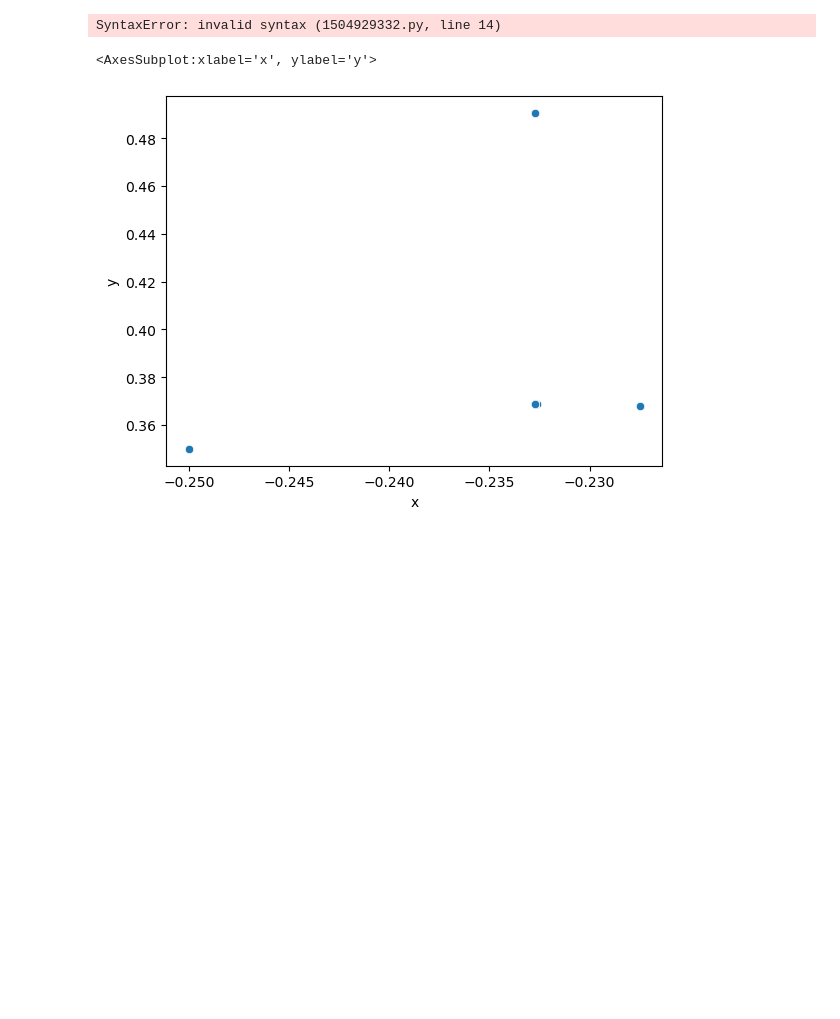
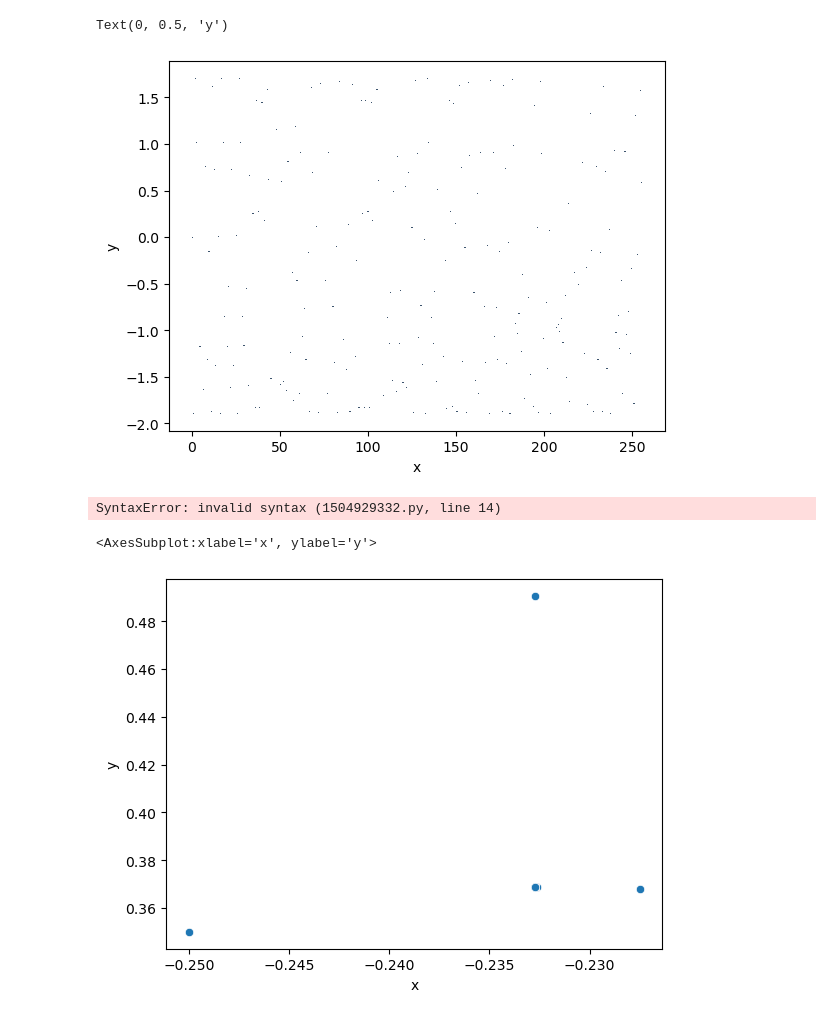
Before and after one commit to Threelivestoken/DataScience2, a Jupyter notebook: Predict/New folder/Neural Network.ipynb, the cells around one changed output. Cells and saved outputs as stored; diff of their text form; code cells hidden in the pictures; blank space fills up the shorter version.

```diff
--- a/Predict/New folder/Neural Network.ipynb
+++ b/Predict/New folder/Neural Network.ipynb
@@ -14,22 +14,25 @@ def e(x,y):
     b=(e**a)*sinb
 # %%
 c=1.9#float(input("Give me a c value: "))
-r=int(5000000/7)#int(input("How many iterations: "))
+r=int(2**8)#int(input("How many iterations: "))
 b=400#int(input("How many bins: "))
 data={"x":[0.0],
       "z":[0.0]}
 for taco in range(r):
     data["z"].append(data["z"][len(data["z"])-1]**2-c)
     data["x"].append(data["x"][len(data["x"])-1]+1)
 data["y"]=sorted(data["z"])
 #convert to dataframe
 df = pd.DataFrame(data)
 #Make a scatterplot
 #sns.scatterplot(data=df,x="x",y="y")
 #Make a histplot
-sns.histplot(data=df,x='x',y='y', bins=b)
+sns.histplot(data=df,x='x',y='z', bins=b)
 plt.xlabel("x")
 plt.ylabel("y")
+# %% [output]
+Text(0, 0.5, 'y')
+[figure, added]
 # %%
 c=100#float(input("How many points(integer): "))
 i=100#float(input("How many iterations(integer): "))
```
Also changed, not shown: parts of 1 cell of this notebook.
